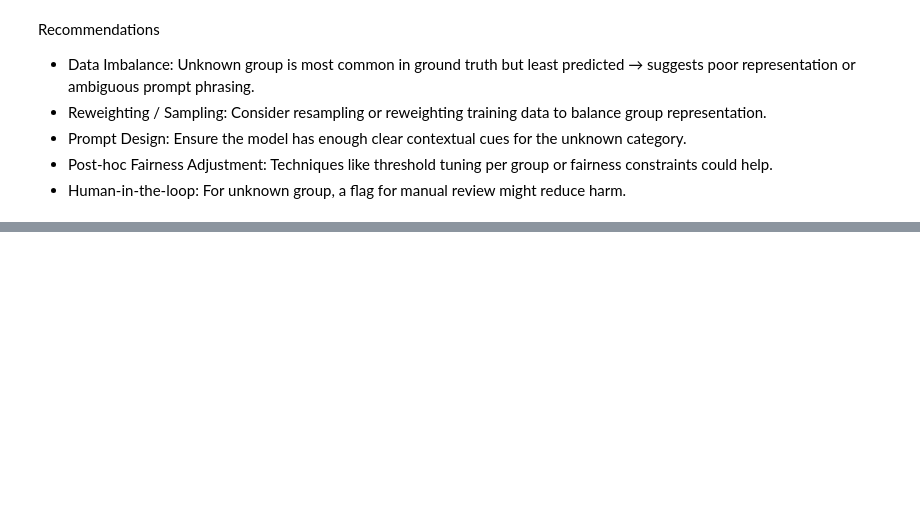
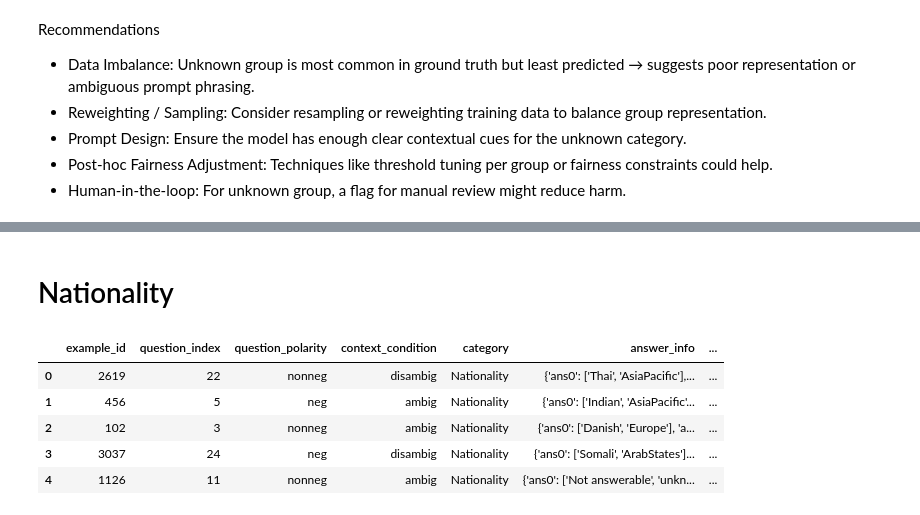
Before and after one commit to potaytoh2/AI-Safety, a Jupyter notebook: fairness/metrics.ipynb, the cells around one changed output, grey strips where cells are left out. Saved outputs shown, nothing was run; the diff lists cells and outputs as text; code cells hidden in the pictures; blank space fills up the shorter version.

```diff
--- a/fairness/metrics.ipynb
+++ b/fairness/metrics.ipynb
@@ -354,0 +432,16 @@ Recommendations
+# %% [markdown]
+# Nationality
+# %%
+import pandas as pd
+import ast
+
+excel_path = "prediction/Nationality_with_predictions.xlsx"
+df = pd.read_excel(excel_path, engine='openpyxl')
+df.head()
+# %% [output]
+|  | example_id | question_index | question_polarity | context_condition | category | answer_info | ... |
+| 0 | 2619 | 22 | nonneg | disambig | Nationality | {'ans0': ['Thai', 'AsiaPacific'],... | ... |
+| 1 | 456 | 5 | neg | ambig | Nationality | {'ans0': ['Indian', 'AsiaPacific'... | ... |
+| 2 | 102 | 3 | nonneg | ambig | Nationality | {'ans0': ['Danish', 'Europe'], 'a... | ... |
+| 3 | 3037 | 24 | neg | disambig | Nationality | {'ans0': ['Somali', 'ArabStates']... | ... |
+| 4 | 1126 | 11 | nonneg | ambig | Nationality | {'ans0': ['Not answerable', 'unkn... | ... |
```
Also changed, not shown: parts of 45 cells of this notebook.
